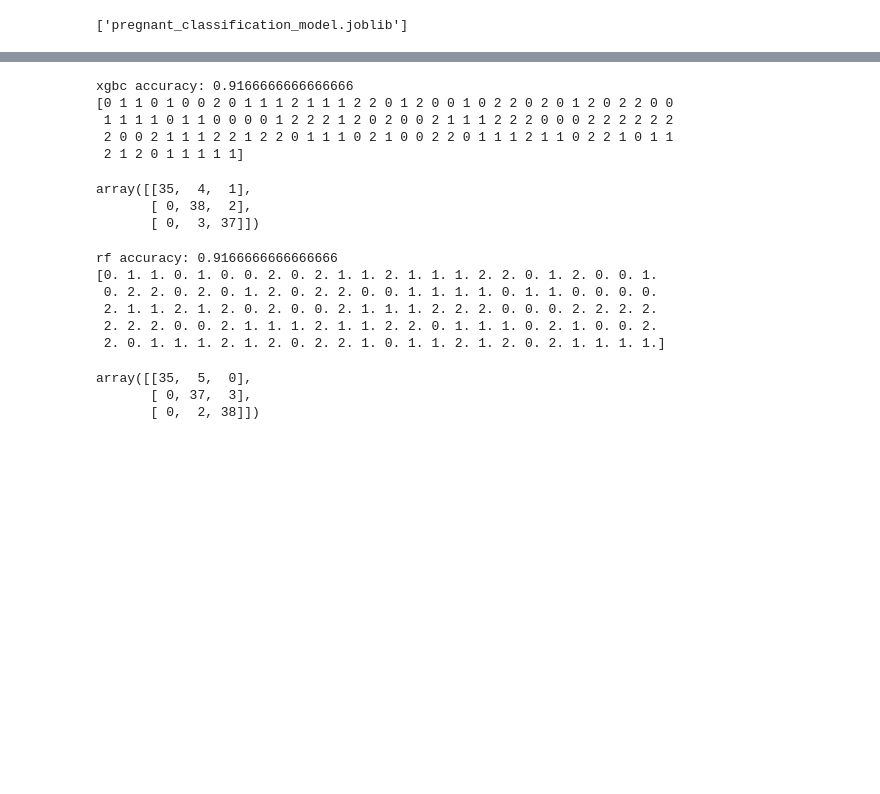
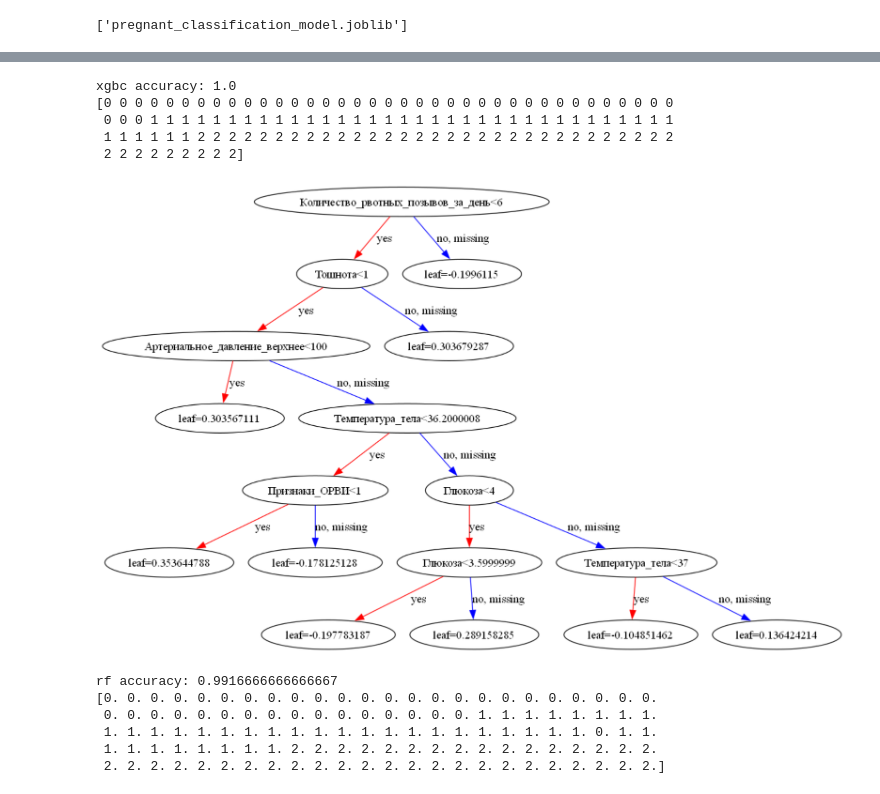
Before and after one commit to Valeriy023/deeplom, a Jupyter notebook: classifier.ipynb, the cells around one changed output, grey strips where cells are left out. Drawn from its saved outputs; the diff is of its cells as text; code cells hidden in the pictures; blank space fills up the shorter version.

```diff
--- a/classifier.ipynb
+++ b/classifier.ipynb
@@ -479,39 +507,38 @@ dump(model, 'pregnant_classification_model.joblib')
 # %%
 #gradient boosting
-xgbc = XGBClassifier(seed=0)
+xgbc = XGBClassifier(n_estimators=1000, seed=0)
 xgbc.fit(x_train, y_train)
 xgbc_pred_res = xgbc.predict(x_test)
 xgbc_accuracy = metrics.accuracy_score(y_test, xgbc_pred_res)
 print(f'xgbc accuracy: {xgbc_accuracy}')
 print(xgbc_pred_res)
 metrics.confusion_matrix(y_test, xgbc_pred_res)
+fig, ax = plt.subplots(figsize=(30, 30))
+plot_tree(xgbc, num_trees=4, ax=ax)
+plt.show()
 # %% [output]
-xgbc accuracy: 0.9166666666666666
-[0 1 1 0 1 0 0 2 0 1 1 1 2 1 1 1 2 2 0 1 2 0 0 1 0 2 2 0 2 0 1 2 0 2 2 0 0
- 1 1 1 1 0 1 1 0 0 0 0 1 2 2 2 1 2 0 2 0 0 2 1 1 1 2 2 2 0 0 0 2 2 2 2 2 2
- 2 0 0 2 1 1 1 2 2 1 2 2 0 1 1 1 0 2 1 0 0 2 2 0 1 1 1 2 1 1 0 2 2 1 0 1 1
- 2 1 2 0 1 1 1 1 1]
+xgbc accuracy: 1.0
+[0 0 0 0 0 0 0 0 0 0 0 0 0 0 0 0 0 0 0 0 0 0 0 0 0 0 0 0 0 0 0 0 0 0 0 0 0
+ 0 0 0 1 1 1 1 1 1 1 1 1 1 1 1 1 1 1 1 1 1 1 1 1 1 1 1 1 1 1 1 1 1 1 1 1 1
+ 1 1 1 1 1 1 2 2 2 2 2 2 2 2 2 2 2 2 2 2 2 2 2 2 2 2 2 2 2 2 2 2 2 2 2 2 2
+ 2 2 2 2 2 2 2 2 2]
-array([[35,  4,  1],
-       [ 0, 38,  2],
-       [ 0,  3, 37]])
+[figure, added]
 # %%
 #random forest
-rf_model = ensemble.RandomForestClassifier()
+rf_model = ensemble.RandomForestClassifier(n_estimators=1000)
 rf_model.fit(x_train,y_train)
 rf_pred = rf_model.predict(x_test)
 rf_accuracy = metrics.accuracy_score(y_test, rf_pred)
 print(f'rf accuracy: {rf_accuracy}')
 print(rf_pred)
 metrics.confusion_matrix(y_test, rf_pred)
+rf_estimator = rf_model.estimators_[0]
 # %% [output]
-rf accuracy: 0.9166666666666666
-[0. 1. 1. 0. 1. 0. 0. 2. 0. 2. 1. 1. 2. 1. 1. 1. 2. 2. 0. 1. 2. 0. 0. 1.
- 0. 2. 2. 0. 2. 0. 1. 2. 0. 2. 2. 0. 0. 1. 1. 1. 1. 0. 1. 1. 0. 0. 0. 0.
- 2. 1. 1. 2. 1. 2. 0. 2. 0. 0. 2. 1. 1. 1. 2. 2. 2. 0. 0. 0. 2. 2. 2. 2.
- 2. 2. 2. 0. 0. 2. 1. 1. 1. 2. 1. 1. 2. 2. 0. 1. 1. 1. 0. 2. 1. 0. 0. 2.
- 2. 0. 1. 1. 1. 2. 1. 2. 0. 2. 2. 1. 0. 1. 1. 2. 1. 2. 0. 2. 1. 1. 1. 1.]
+rf accuracy: 0.9916666666666667
+[0. 0. 0. 0. 0. 0. 0. 0. 0. 0. 0. 0. 0. 0. 0. 0. 0. 0. 0. 0. 0. 0. 0. 0.
+ 0. 0. 0. 0. 0. 0. 0. 0. 0. 0. 0. 0. 0. 0. 0. 0. 1. 1. 1. 1. 1. 1. 1. 1.
+ 1. 1. 1. 1. 1. 1. 1. 1. 1. 1. 1. 1. 1. 1. 1. 1. 1. 1. 1. 1. 1. 0. 1. 1.
+ 1. 1. 1. 1. 1. 1. 1. 1. 2. 2. 2. 2. 2. 2. 2. 2. 2. 2. 2. 2. 2. 2. 2. 2.
+ 2. 2. 2. 2. 2. 2. 2. 2. 2. 2. 2. 2. 2. 2. 2. 2. 2. 2. 2. 2. 2. 2. 2. 2.]
-array([[35,  5,  0],
-       [ 0, 37,  3],
-       [ 0,  2, 38]])
 # %%
 from mlxtend.plotting import plot_decision_regions
```
Also changed, not shown: parts of 13 cells of this notebook.
